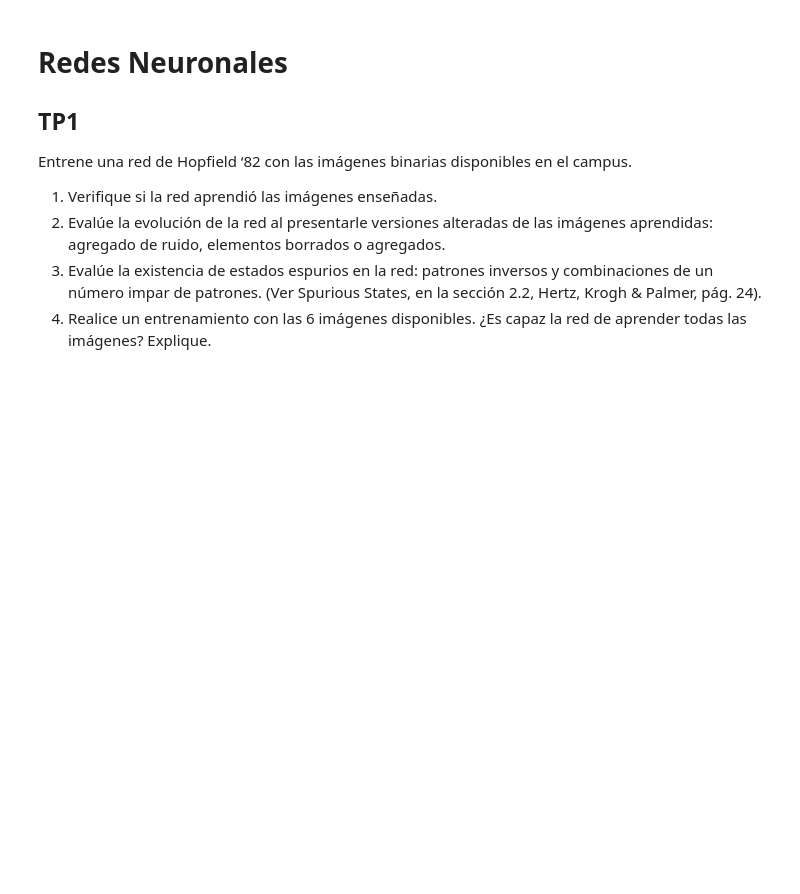
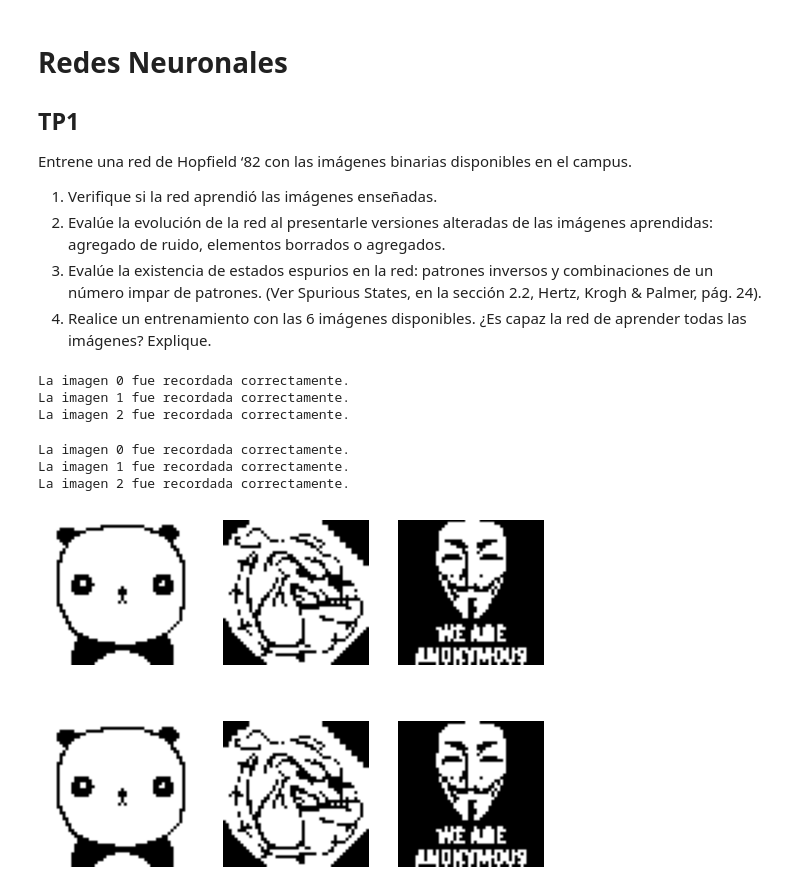
Before and after one commit to Icavicchioli/Redes-neuronales, a Jupyter notebook: Ej1_tp1.ipynb, the cells around one changed output. Saved outputs shown, nothing was run; the diff lists cells and outputs as text; code cells hidden in the pictures; blank space fills up the shorter version.

```diff
--- a/Ej1_tp1.ipynb
+++ b/Ej1_tp1.ipynb
@@ -27,12 +27,14 @@ def imgPath_to_vector(paths):
     list = []
     for path in paths:
         img = Image.open(path)
-        vector_img = np.array(img).astype(np.int8).ravel()#ideal del profe, tratar las imagenes como vectores columna
+        vector_img = np.array(img).astype(np.int8)
+        forma = np.shape(vector_img)
+        vector_img = vector_img.ravel()#ideal del profe, tratar las imagenes como vectores columna
         list.append(vector_img *2 -1) # acá lo ajusto para ir de (0,1)->(-1,1)
-    return np.asarray(list).transpose(), list
+    return np.asarray(list).transpose(), list,forma
 
-flattened_images1, lista_img1 = imgPath_to_vector([path2,path3,path6]) # tenemos las imagenes
-flattened_images2, lista_img2 = imgPath_to_vector([path1,path4,path5])
+flattened_images1, lista_img1,forma1 = imgPath_to_vector([path2,path3,path6]) # tenemos las imagenes
+flattened_images2, lista_img,forma2 = imgPath_to_vector([path1,path4,path5])
 # %%
 # ahora sabemos que hay tantas neuronas como valores en los vectores columna que conforman la matriz de datos "flattened_images1"
 # W es una matriz cuadrada de filas y columnas de igual tamaño a la cantidad de neuronas
@@ -65,19 +67,33 @@ def chequear_aprendizaje(W_matrix,flattened_images):
 
     for i in range(columnas): # itera 1 vez por cada imagen que se aprendió
         original = np.asmatrix(flattened_images[:, i]).T
-        correr_red(W_matrix, original)
-        lista_recordada.append
+        res = correr_red(W_matrix, original)
+        lista_recordada.append(res)
+
+        if np.array_equal(original, res):# avisamos si las imágenes se recordaron bien o no
+            print(f"La imagen {i} fue recordada correctamente.")
+        else:
+            print(f"La imagen {i} NO fue recordada correctamente.")
 
     return lista_recordada
 # %%
 memoria1 = chequear_aprendizaje(W_matrix, flattened_images1)
+# %% [output]
+La imagen 0 fue recordada correctamente.
+La imagen 1 fue recordada correctamente.
+La imagen 2 fue recordada correctamente.
 # %%
 # idem con el 2do set de imagenes
 W_matrix2 = calcular_matriz_W(flattened_images2)
 memoria2 = chequear_aprendizaje(W_matrix2, flattened_images2)
+# %% [output]
+La imagen 0 fue recordada correctamente.
+La imagen 1 fue recordada correctamente.
+La imagen 2 fue recordada correctamente.
 # %%
 # ahora tocaría poner la imagen real al lado de la memoria recuperada
-def mostrar_resultados(memoria, imagenes,alto, ancho):
+def mostrar_resultados(memoria, imagenes,forma):
+    alto, ancho = forma[0], forma[1]
     for i in range(len(memoria)):
         plt.subplot(2, len(memoria), i + 1)
         plt.imshow(imagenes[:, i].reshape(alto, ancho), cmap='gray')
@@ -87,5 +103,7 @@ def mostrar_resultados(memoria, imagenes,alto, ancho):
         plt.axis('off')
     plt.show()
 # %%
-mostrar_resultados(memoria1, flattened_images1,50,50)
+mostrar_resultados(memoria1, flattened_images1,forma1)
+# %% [output]
+[figure, added]
 # %%
```
Also changed, not shown: parts of 1 cell of this notebook.
